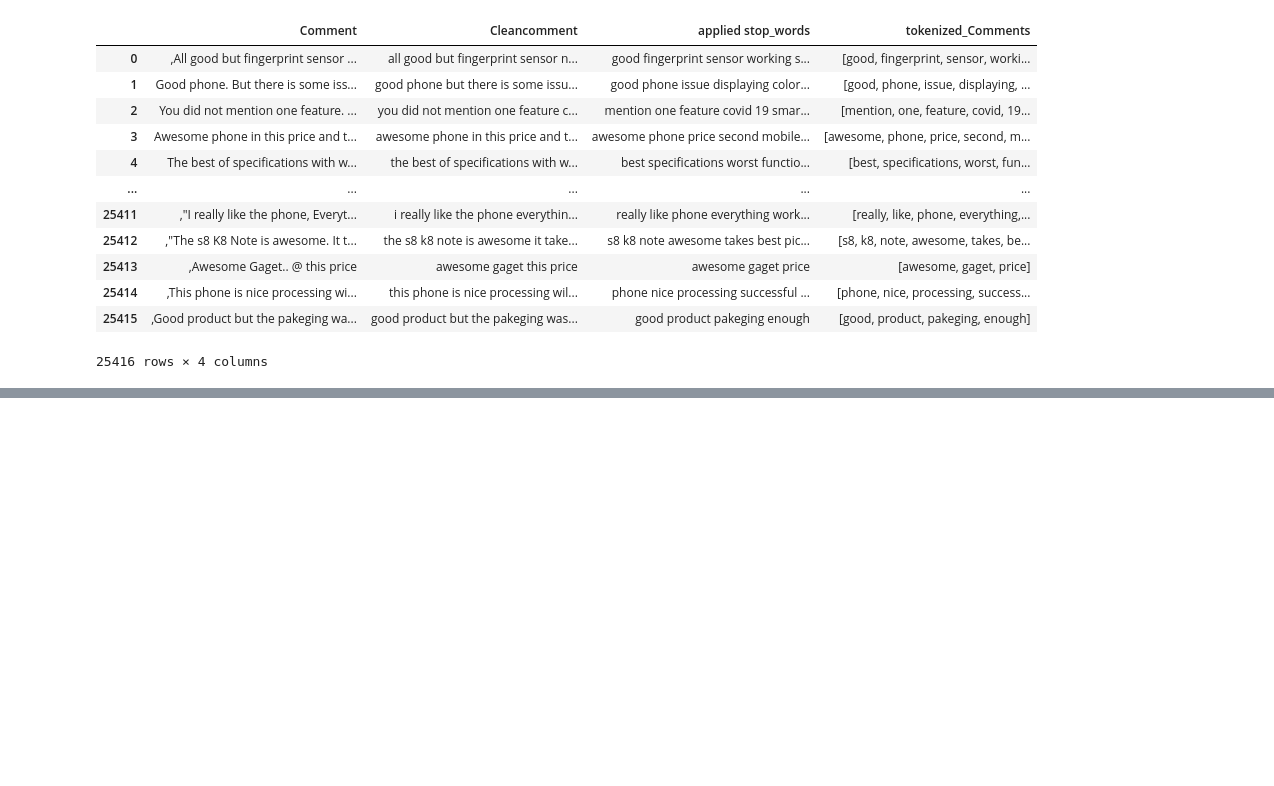
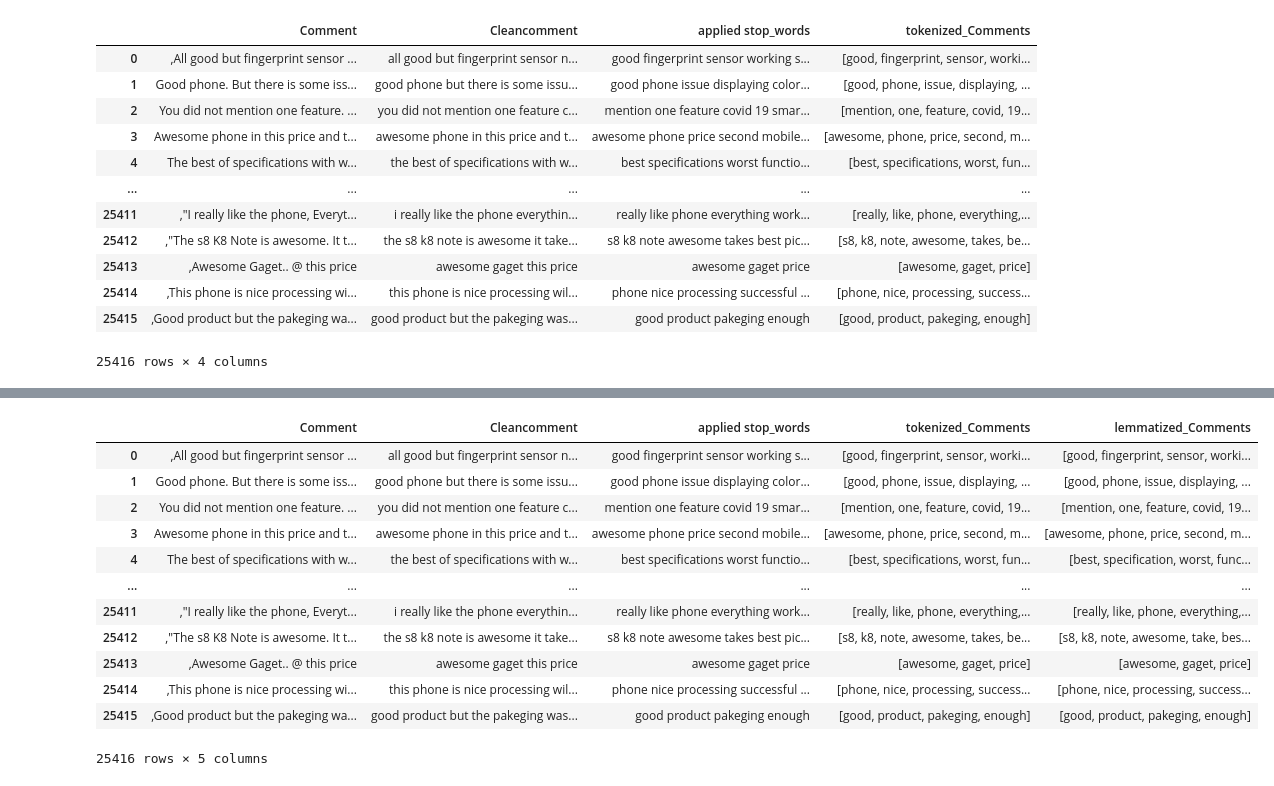
Before and after one commit to unibo-dtm-se-2324-Sentimazon/Sentimazon-Project, a Jupyter notebook: Main.ipynb, the cells around one changed output, grey strips where cells are left out. Drawn from its saved outputs; the diff is of its cells as text; code cells hidden in the pictures; blank space fills up the shorter version.

Commit message:
apply Lemmatization on the data

```diff
--- a/Main.ipynb
+++ b/Main.ipynb
@@ -116,3 +116,14 @@ data
 | 25414 | ,This phone is nice processing wi... | this phone is nice processing wil... | phone nice processing successful ... | [phone, nice, processing, success... |
 | 25415 | ,Good product but the pakeging wa... | good product but the pakeging was... | good product pakeging enough | [good, product, pakeging, enough] |
 25416 rows × 4 columns
+# %%
+from nltk.stem import WordNetLemmatizer
+from nltk.corpus import wordnet
+
+nltk.download('punkt')
+nltk.download('wordnet')
+lemmatizer = WordNetLemmatizer()
+
+data['lemmatized_Comments'] = data['tokenized_Comments'].apply(
+    lambda tokens: [lemmatizer.lemmatize(token) for token in tokens]
+)
@@ -118,0 +137,16 @@ data
+# %%
+data
+# %% [output]
+|  | Comment | Cleancomment | applied stop_words | tokenized_Comments | lemmatized_Comments |
+| 0 | ,All good but fingerprint sensor ... | all good but fingerprint sensor n... | good fingerprint sensor working s... | [good, fingerprint, sensor, worki... | [good, fingerprint, sensor, worki... |
+| 1 | Good phone. But there is some iss... | good phone but there is some issu... | good phone issue displaying color... | [good, phone, issue, displaying, ... | [good, phone, issue, displaying, ... |
+| 2 | You did not mention one feature. ... | you did not mention one feature c... | mention one feature covid 19 smar... | [mention, one, feature, covid, 19... | [mention, one, feature, covid, 19... |
+| 3 | Awesome phone in this price and t... | awesome phone in this price and t... | awesome phone price second mobile... | [awesome, phone, price, second, m... | [awesome, phone, price, second, m... |
+| 4 | The best of specifications with w... | the best of specifications with w... | best specifications worst functio... | [best, specifications, worst, fun... | [best, specification, worst, func... |
+| ... | ... | ... | ... | ... | ... |
+| 25411 | ,"I really like the phone, Everyt... | i really like the phone everythin... | really like phone everything work... | [really, like, phone, everything,... | [really, like, phone, everything,... |
+| 25412 | ,"The s8 K8 Note is awesome. It t... | the s8 k8 note is awesome it take... | s8 k8 note awesome takes best pic... | [s8, k8, note, awesome, takes, be... | [s8, k8, note, awesome, take, bes... |
+| 25413 | ,Awesome Gaget.. @ this price | awesome gaget this price | awesome gaget price | [awesome, gaget, price] | [awesome, gaget, price] |
+| 25414 | ,This phone is nice processing wi... | this phone is nice processing wil... | phone nice processing successful ... | [phone, nice, processing, success... | [phone, nice, processing, success... |
+| 25415 | ,Good product but the pakeging wa... | good product but the pakeging was... | good product pakeging enough | [good, product, pakeging, enough] | [good, product, pakeging, enough] |
+25416 rows × 5 columns
```
Also changed, not shown: parts of 1 cell of this notebook.
